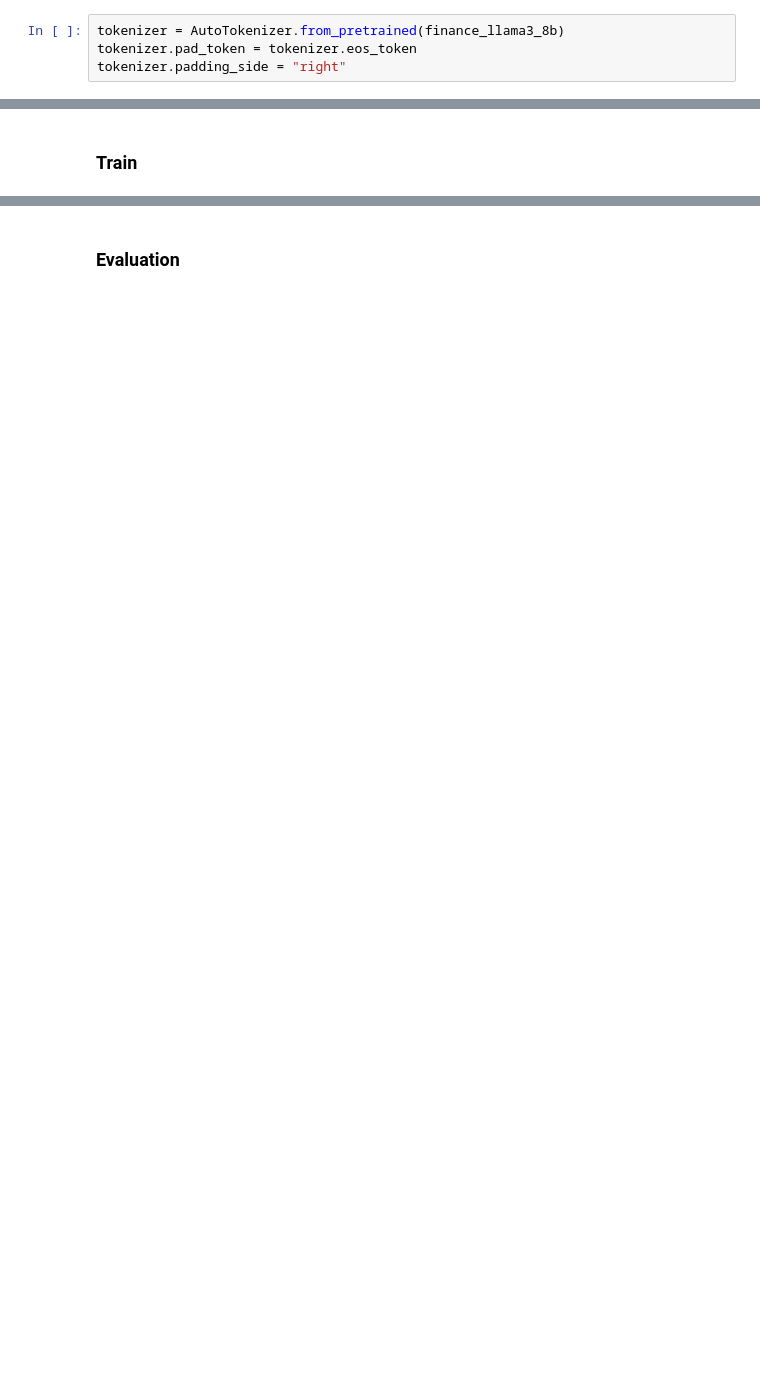
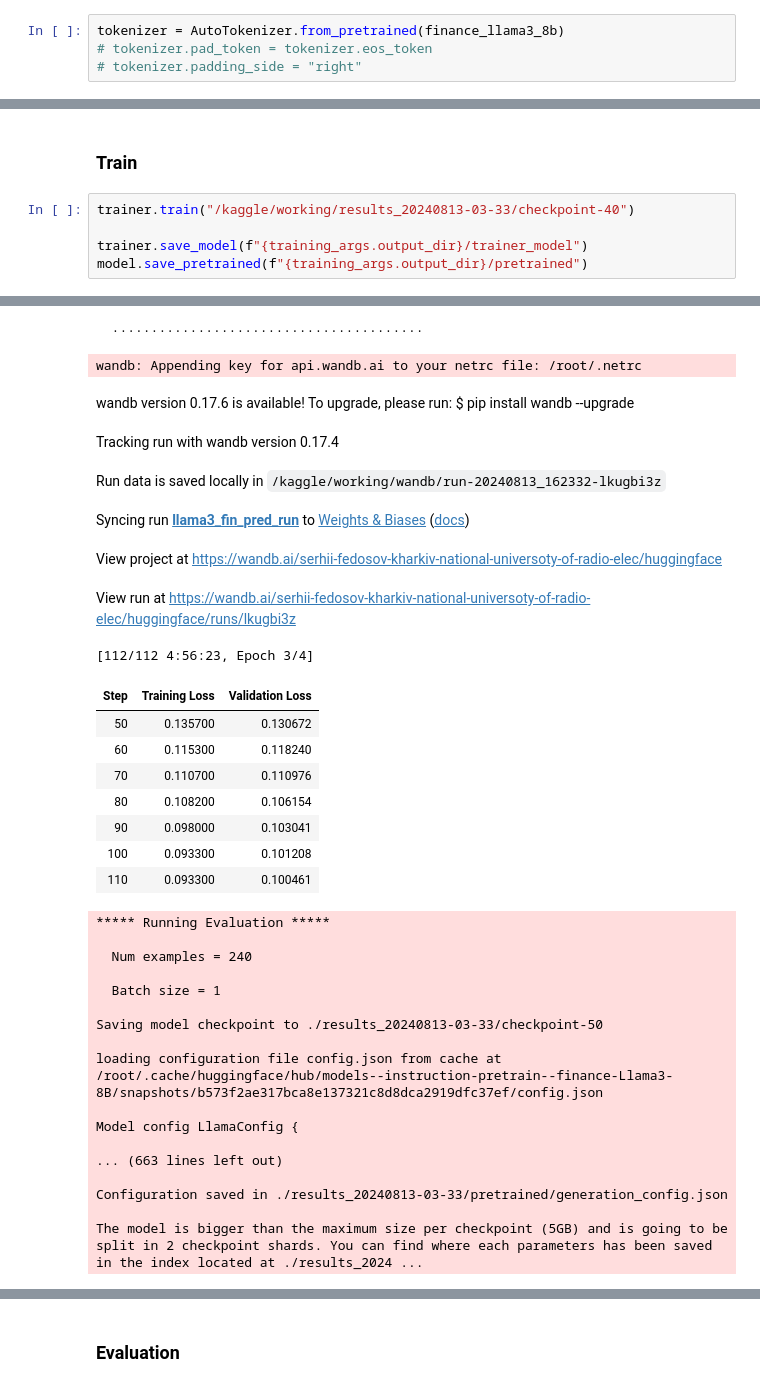
Before and after one commit to askador/llml-4-fin-prediction, a Jupyter notebook: LLM-fine-tuning.ipynb, the cells around one changed output, grey strips where cells are left out. Drawn from its saved outputs; the diff is of its cells as text; blank space fills up the shorter version.

```diff
--- a/LLM-fine-tuning.ipynb
+++ b/LLM-fine-tuning.ipynb
@@ -712,7 +718,7 @@ model = AutoModelForCausalLM.from_pretrained(finance_llama3_8b, quantization_con
 # %%
 tokenizer = AutoTokenizer.from_pretrained(finance_llama3_8b)
-tokenizer.pad_token = tokenizer.eos_token
-tokenizer.padding_side = "right"
+# tokenizer.pad_token = tokenizer.eos_token
+# tokenizer.padding_side = "right"
 # %% [output]
 Special tokens have been added in the vocabulary, make sure the associated word embeddings are fine-tuned or trained.
 # %%
@@ -888,2 +901,8 @@ To disable this warning, you can either:
 # %% [markdown]
 ### Train
+# %%
+trainer.train("/kaggle/working/results_20240813-03-33/checkpoint-40")
+
+trainer.save_model(f"{training_args.output_dir}/trainer_model")
+model.save_pretrained(f"{training_args.output_dir}/pretrained")
+# %% [output]
@@ -890,3 +927,37 @@ To disable this warning, you can either:
+  ········································
+wandb: Appending key for api.wandb.ai to your netrc file: /root/.netrc
+wandb version 0.17.6 is available! To upgrade, please run: $ pip install wandb --upgrade
+Tracking run with wandb version 0.17.4
+Run data is saved locally in /kaggle/working/wandb/run-20240813_162332-lkugbi3z
+Syncing run llama3_fin_pred_run to Weights & Biases (docs)
+View project at https://wandb.ai/serhii-fedosov-kharkiv-national-universoty-of-radio-elec/huggingface
+View run at https://wandb.ai/serhii-fedosov-kharkiv-national-universoty-of-radio-elec/huggingface/runs/lkugbi3z
+[112/112 4:56:23, Epoch 3/4]
+| Step | Training Loss | Validation Loss |
+| 50 | 0.135700 | 0.130672 |
+| 60 | 0.115300 | 0.118240 |
+| 70 | 0.110700 | 0.110976 |
+| 80 | 0.108200 | 0.106154 |
+| 90 | 0.098000 | 0.103041 |
+| 100 | 0.093300 | 0.101208 |
+| 110 | 0.093300 | 0.100461 |
+***** Running Evaluation *****
+
+  Num examples = 240
+
+  Batch size = 1
+
+Saving model checkpoint to ./results_20240813-03-33/checkpoint-50
+
+loading configuration file config.json from cache at /root/.cache/huggingface/hub/models--instruction-pretrain--finance-Llama3-8B/snapshots/b573f2ae317bca8e137321c8d8dca2919dfc37ef/config.json
+
+Model config LlamaConfig {
+
+... (663 lines left out)
+
+Configuration saved in ./results_20240813-03-33/pretrained/generation_config.json
+
+The model is bigger than the maximum size per checkpoint (5GB) and is going to be split in 2 checkpoint shards. You can find where each parameters has been saved in the index located at ./results_2024 ...
 # %%
 trainer.train()
 
```
Also changed, not shown: parts of 71 cells of this notebook.
